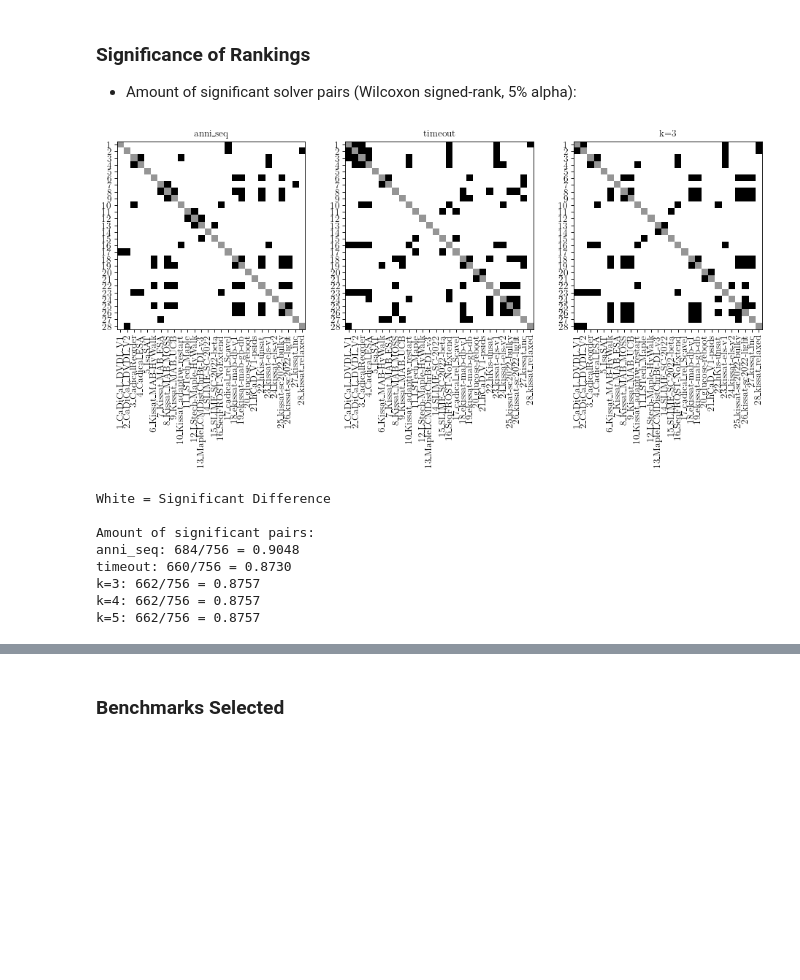
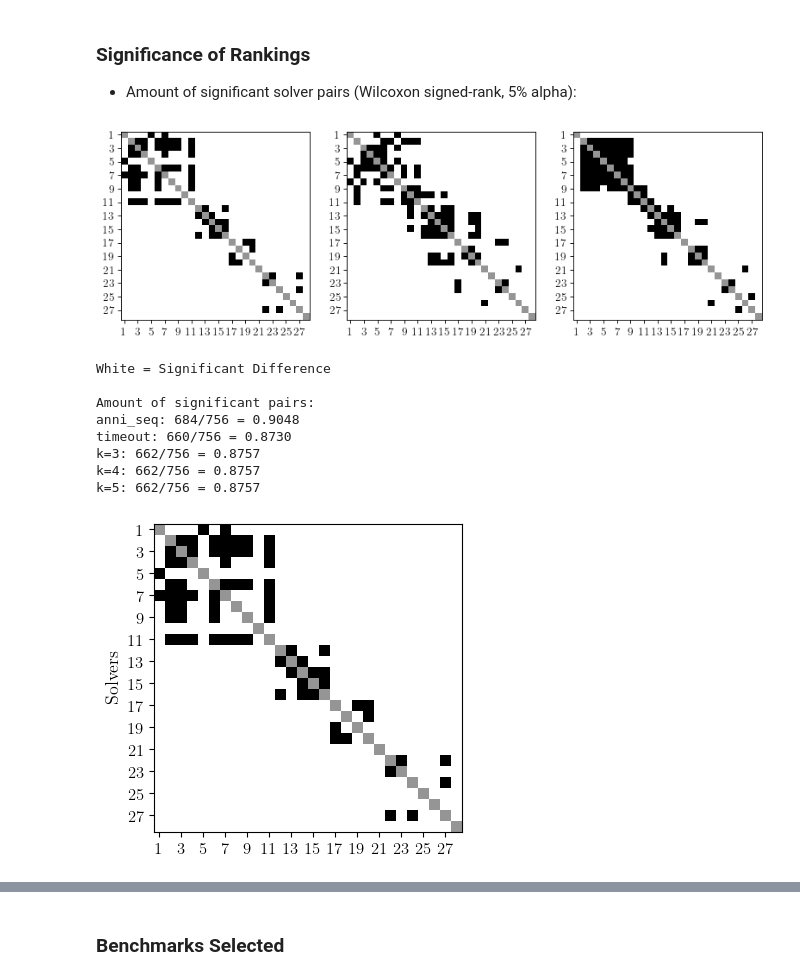
Before and after one commit to mathefuchs/al-for-sat-solver-benchmarking, a Jupyter notebook: bonus_results.ipynb, the cells around one changed output, grey strips where cells are left out. Drawn from its saved outputs; the diff is of its cells as text; code cells hidden in the pictures; blank space fills up the shorter version.

Commit message:
Add bonus tables and figures

```diff
--- a/bonus_results.ipynb
+++ b/bonus_results.ipynb
@@ -297,7 +345,7 @@ plt.rc("savefig", bbox="tight")
 plt.rc("xtick", labelsize=fs)
 plt.rc("ytick", labelsize=fs)
 
-def plot_significance(clustering, title=None, axis=None, alpha=0.05, fs=12, bottom=True, first=False):
+def plot_significance(clustering, title=None, axis=None, alpha=0.05, bottom=True, first=False):
     solvers = list(clustering.columns)
     significance_matrix = np.zeros((len(solvers), len(solvers)), dtype=np.int8)
     sig, non_sig = 0, 0
@@ -316,46 +364,83 @@ def plot_significance(clustering, title=None, axis=None, alpha=0.05, fs=12, bott
             significance_matrix[i, j] = 1
 
     if axis is not None:
-        axis.imshow(significance_matrix, cmap="Greys")
+        new_solver_order = np.array([
+            6, 24, 18, 8, 26, 17, 7, 5, 25, 23, 21, 9, 15, 22, 3,
+            2, 16, 27, 0, 1, 19, 11, 10, 14, 13, 20, 12, 4
+        ], dtype=int)
+
+        axis.imshow(significance_matrix[new_solver_order, :][:, new_solver_order], cmap="Greys")
+
+        # old
+        # 0,  'CaDiCaL_DVDL_V1',
+        # 1,  'CaDiCaL_DVDL_V2',
+        # 2,  'CadicalReorder',
+        # 3,  'Cadical_ESA',
+        # 4,  'IsaSAT',
+        # 5,  'Kissat_MAB-HyWalk',
+        # 6,  'Kissat_MAB_ESA',
+        # 7,  'Kissat_MAB_MOSS',
+        # 8,  'Kissat_MAB_UCB',
+        # 9,  'Kissat_adaptive_restart',
+        # 10, 'LSTech_Maple',
+        # 11, 'LStech-Maple-HyWalk',
+        # 12, 'MapleLCMDistChrBt-DL-v3',
+        # 13, 'SLIME-SC-2022',
+        # 14, 'SLIME-SC-2022-beta',
+        # 15, 'SeqFROST-NoExtend',
+        # 16, 'cadical_rel_Scavel',
+        # 17, 'ekissat-mab-db-v1',
+        # 18, 'ekissat-mab-gb-db',
+        # 19, 'glucose-reboot',
+        # 20, 'hCaD_V1-psids',
+        # 21, 'hKis-unsat',
+        # 22, 'kissat-els-v1',
+        # 23, 'kissat-els-v2',
+        # 24, 'kissat-sc2022-bulky',
+        # 25, 'kissat-sc2022-light',
+        # 26, 'kissat_inc',
+        # 27, 'kissat_relaxed'
+
         if bottom:
-            axis.set_title(title, fontsize=fs)
-            axis.set_xticks(ticks=range(len(solvers)), labels=[
-                f"{i+1}_{s}"
-                for i, s in enumerate(solvers)
-            ], rotation=90)
-            axis.set_yticks(ticks=range(len(solvers)), labels=range(1, len(solvers)+1))
+            # axis.set_title(title, fontsize=fs)
+            # axis.set_xticks(ticks=range(len(solvers)), labels=[
+            #     f"{i+1}_{s}"
+            #     for i, s in enumerate(solvers)
+            # ], rotation=90)
+            axis.set_xticks(ticks=range(0, len(solvers), 2), labels=range(1, len(solvers)+1, 2))
+            axis.set_yticks(ticks=range(0, len(solvers), 2), labels=range(1, len(solvers)+1, 2))
         elif first:
             axis.set_yticks(ticks=range(len(solvers)), labels=[
                 f"{i+1}_{s}"
                 for i, s in enumerate(solvers)
             ])
-            axis.set_xticks(ticks=range(len(solvers)), labels=range(1, len(solvers)+1))
+            axis.set_xticks(ticks=range(0, len(solvers), 2), labels=range(1, len(solvers)+1, 2))
         else:
-            axis.set_xticks(ticks=range(len(solvers)), labels=range(1, len(solvers)+1))
-            axis.set_yticks(ticks=range(len(solvers)), labels=range(1, len(solvers)+1))
+            axis.set_xticks(ticks=range(0, len(solvers), 2), labels=range(1, len(solvers)+1, 2))
+            axis.set_yticks(ticks=range(0, len(solvers), 2), labels=range(1, len(solvers)+1, 2))
 
     return sig, non_sig, significance_matrix
 
 figure, axis = plt.subplots(1, 3, figsize=(12, 6), dpi=80)
-figure.tight_layout(pad=2)
+#figure.tight_layout(pad=2)
 sig, non_sig = 0, 0
 s1, n1, _ = plot_significance(anni_final_df.replace(np.inf, 10000.0), "anni_seq", axis[0])
 s2, n2, _ = plot_significance(cluster_labels.where(cluster_labels == 2, 0).where(cluster_labels == 0, 1), "timeout", axis[1])
 s3, n3, _ = plot_significance(cluster_labels, "k=3", axis[2])
 s4, n4, _ = plot_significance(cluster_labels, "k=4", None)
 s5, n5, _ = plot_significance(cluster_labels, "k=5", None)
 plt.show()
 
 print("White = Significant Difference")
 print()
 print("Amount of significant pairs:")
 print(f"anni_seq: {s1}/{s1+n1} = {s1/(s1+n1):.4f}")
 print(f"timeout: {s2}/{s2+n2} = {s2/(s2+n2):.4f}")
 print(f"k=3: {s3}/{s3+n3} = {s3/(s3+n3):.4f}")
 print(f"k=4: {s4}/{s4+n4} = {s4/(s4+n4):.4f}")
 print(f"k=5: {s5}/{s5+n5} = {s5/(s5+n5):.4f}")
 # %% [output]
-[figure, old version]
+[figure, new version]
 White = Significant Difference
 
 Amount of significant pairs:
@@ -364,3 +449,11 @@ timeout: 660/756 = 0.8730
 k=3: 662/756 = 0.8757
 k=4: 662/756 = 0.8757
 k=5: 662/756 = 0.8757
+# %%
+figure, axis = plt.subplots(1, 1, figsize=(5, 4))
+plot_significance(anni_final_df.replace(np.inf, 10000.0), "anni_seq", axis)
+plt.ylabel("Solvers", fontsize=13)
+plt.savefig("plots/par2sigdiff.pdf")
+plt.show()
+# %% [output]
+[figure, added]
```
Also changed, not shown: parts of 9 cells of this notebook, 11 other files.
